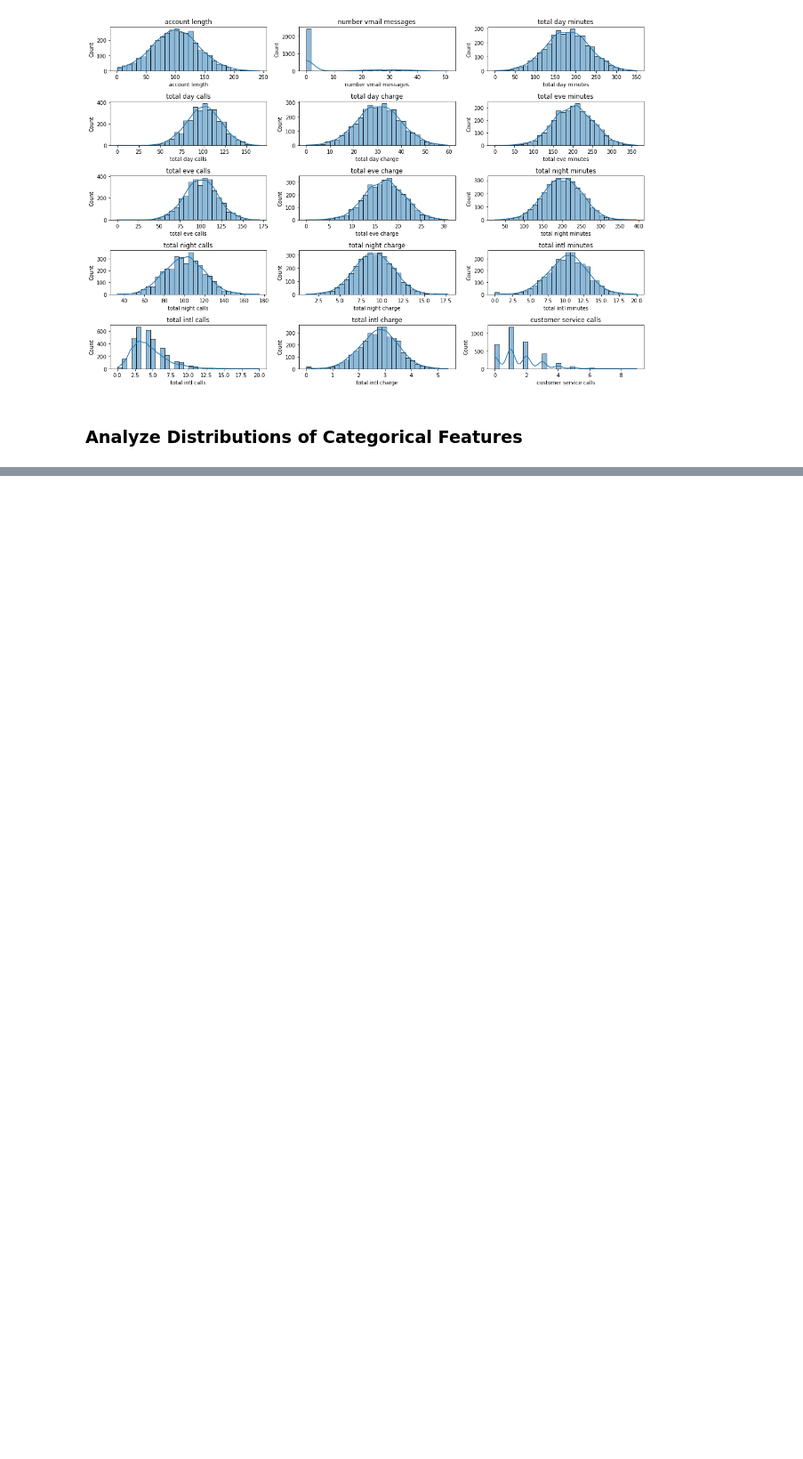
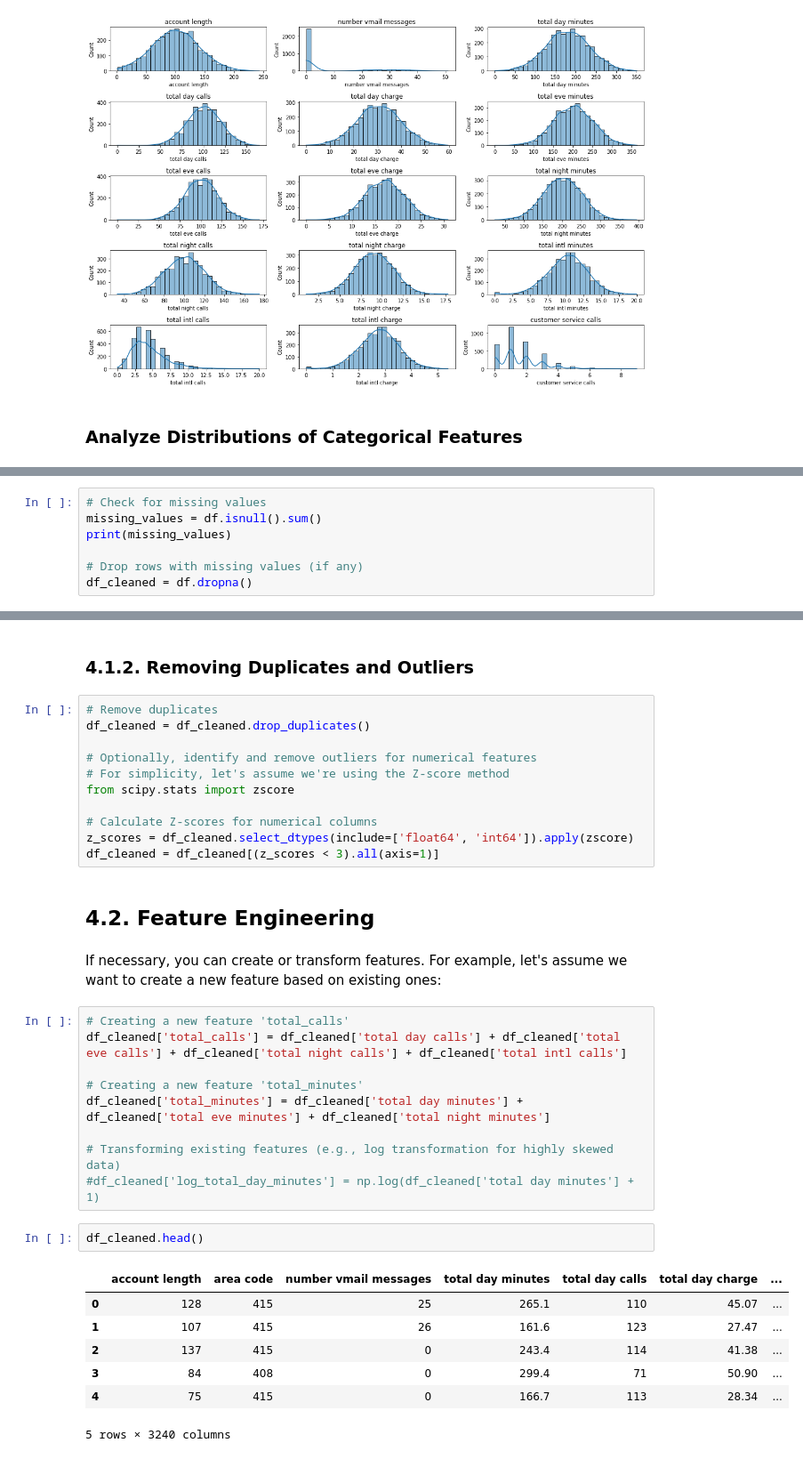
Before and after one commit to festus47/SyriaTel-Customer-Churn-Prediction, a Jupyter notebook: Presentable Notebook.ipynb, the cells around one changed output, grey strips where cells are left out. Shown: that part at 89% size. Drawn from its saved outputs; the diff is of its cells as text; blank space fills up the shorter version.

```diff
--- a/Presentable Notebook.ipynb
+++ b/Presentable Notebook.ipynb
@@ -192,0 +245,7 @@ plt.show()
+# %%
+# Check for missing values
+missing_values = df.isnull().sum()
+print(missing_values)
+
+# Drop rows with missing values (if any)
+df_cleaned = df.dropna()
@@ -192,0 +265,36 @@ plt.show()
+# %% [markdown]
+### 4.1.2. Removing Duplicates and Outliers
+# %%
+# Remove duplicates
+df_cleaned = df_cleaned.drop_duplicates()
+
+# Optionally, identify and remove outliers for numerical features
+# For simplicity, let's assume we're using the Z-score method
+from scipy.stats import zscore
+
+# Calculate Z-scores for numerical columns
+z_scores = df_cleaned.select_dtypes(include=['float64', 'int64']).apply(zscore)
+df_cleaned = df_cleaned[(z_scores < 3).all(axis=1)]
+# %% [markdown]
+## 4.2. Feature Engineering
+# %% [markdown]
+If necessary, you can create or transform features. For example, let's assume we want to create a new feature based on existing ones:
+# %%
+# Creating a new feature 'total_calls'
+df_cleaned['total_calls'] = df_cleaned['total day calls'] + df_cleaned['total eve calls'] + df_cleaned['total night calls'] + df_cleaned['total intl calls']
+
+# Creating a new feature 'total_minutes'
+df_cleaned['total_minutes'] = df_cleaned['total day minutes'] + df_cleaned['total eve minutes'] + df_cleaned['total night minutes']
+
+# Transforming existing features (e.g., log transformation for highly skewed data)
+#df_cleaned['log_total_day_minutes'] = np.log(df_cleaned['total day minutes'] + 1)
+# %%
+df_cleaned.head()
+# %% [output]
+|  | account length | area code | number vmail messages | total day minutes | total day calls | total day charge | ... |
+| 0 | 128 | 415 | 25 | 265.1 | 110 | 45.07 | ... |
+| 1 | 107 | 415 | 26 | 161.6 | 123 | 27.47 | ... |
+| 2 | 137 | 415 | 0 | 243.4 | 114 | 41.38 | ... |
+| 3 | 84 | 408 | 0 | 299.4 | 71 | 50.90 | ... |
+| 4 | 75 | 415 | 0 | 166.7 | 113 | 28.34 | ... |
+5 rows × 3240 columns
```
Also changed, not shown: parts of 45 cells of this notebook.
